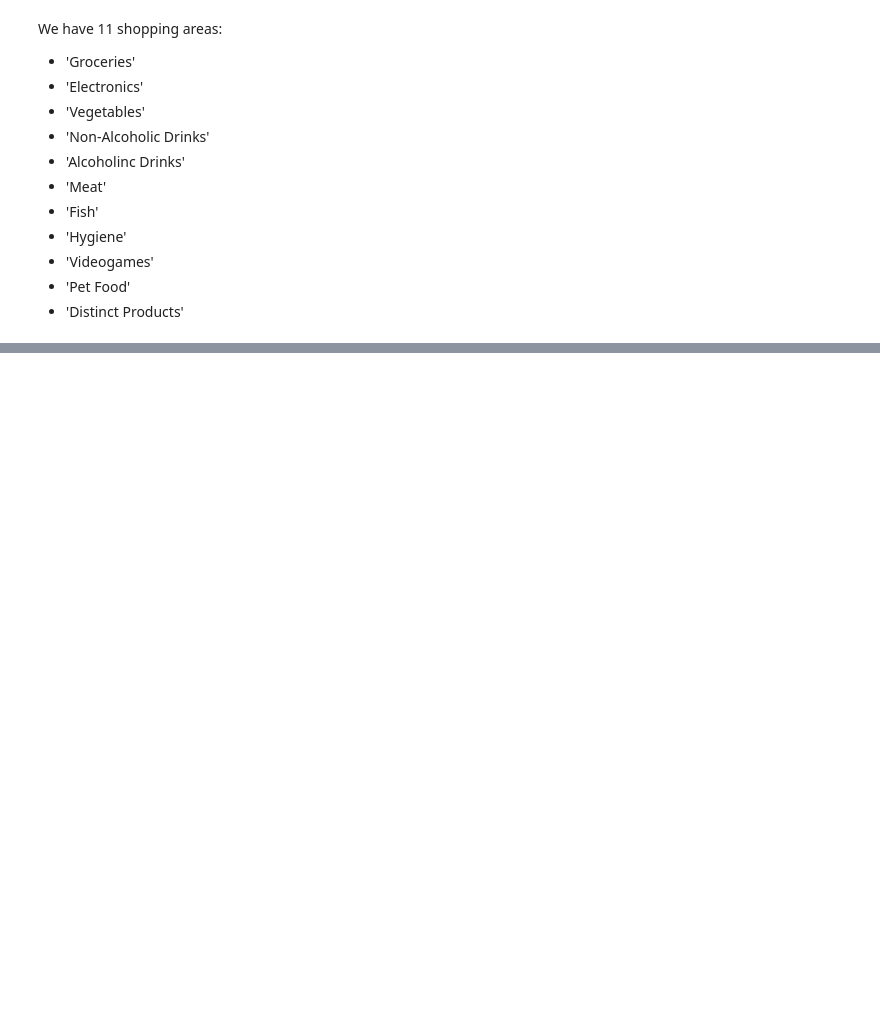
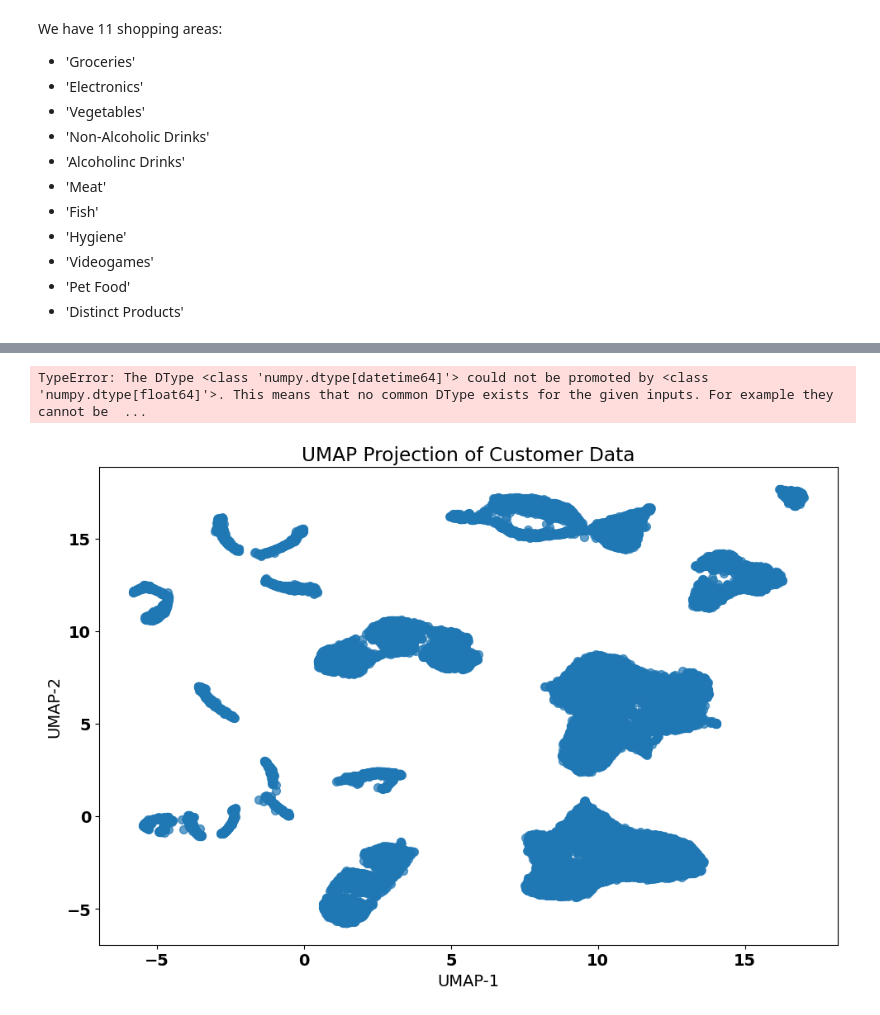
Before and after one commit to Constmsa/ml2.project, a Jupyter notebook: Self_Organizing_Maps.ipynb, the cells around one changed output, grey strips where cells are left out. Drawn from its saved outputs; the diff is of its cells as text; code cells hidden in the pictures; blank space fills up the shorter version.

```diff
--- a/Self_Organizing_Maps.ipynb
+++ b/Self_Organizing_Maps.ipynb
@@ -45,0 +34,2 @@ ValueError: could not convert string to float: 'April Clark'
+# %%
+df = preprocess('customer_info.csv')
@@ -174,0 +196,52 @@ plt.colorbar()
+# %%
+umap_object = umap.UMAP(n_neighbors=5, random_state=2)
+umap = umap_object.fit_transform(df)
+
+
+
+#umap_embedding = umap_object.fit_transform(df)
+ # create a scatter plot of the UMAP output
+#visualize_dimensionality_reduction(umap_embedding, y_sample.sort_index())
+# %% [output]
+TypeError: The DType <class 'numpy.dtype[datetime64]'> could not be promoted by <class 'numpy.dtype[float64]'>. This means that no common DType exists for the given inputs. For example they cannot be  ...
+# %%
+import umap.umap_ as umap
+import matplotlib.pyplot as plt
+import seaborn as sns
+from sklearn.preprocessing import StandardScaler
+
+def plot_umap_with_clusters(df, features, cluster_col='som_cluster', n_neighbors=15, min_dist=0.1):
+    """
+    Plot 2D UMAP of the dataset, optionally colored by cluster.
+
+    Parameters:
+        df (pd.DataFrame): Input data.
+        features (list): Feature columns to use for UMAP.
+        cluster_col (str): Optional column name for coloring (e.g., 'som_cluster').
+        n_neighbors (int): UMAP neighborhood size.
+        min_dist (float): Minimum distance between embedded points.
+    """
+    # Scale features
+    X = StandardScaler().fit_transform(df[features])
+
+    # UMAP reduction
+    reducer = umap.UMAP(n_neighbors=n_neighbors, min_dist=min_dist, random_state=42)
+    embedding = reducer.fit_transform(X)
+
+    # Plotting
+    plt.figure(figsize=(10, 7))
+    if cluster_col:
+        sns.scatterplot(x=embedding[:, 0], y=embedding[:, 1],
+                        hue=df[cluster_col], palette="tab20", s=60, alpha=0.8)
+        plt.legend(bbox_to_anchor=(1.05, 1), loc='upper left', title=cluster_col)
+    else:
+        plt.scatter(embedding[:, 0], embedding[:, 1], s=50, alpha=0.7)
+    plt.title("UMAP Projection of Customer Data")
+    plt.xlabel("UMAP-1")
+    plt.ylabel("UMAP-2")
+    plt.tight_layout()
+    plt.show()
+# %%
+plot_umap_with_clusters(df, features, cluster_col=None, n_neighbors=15, min_dist=0.1)
+# %% [output]
+[figure, added]
```
Also changed, not shown: parts of 19 cells of this notebook.
